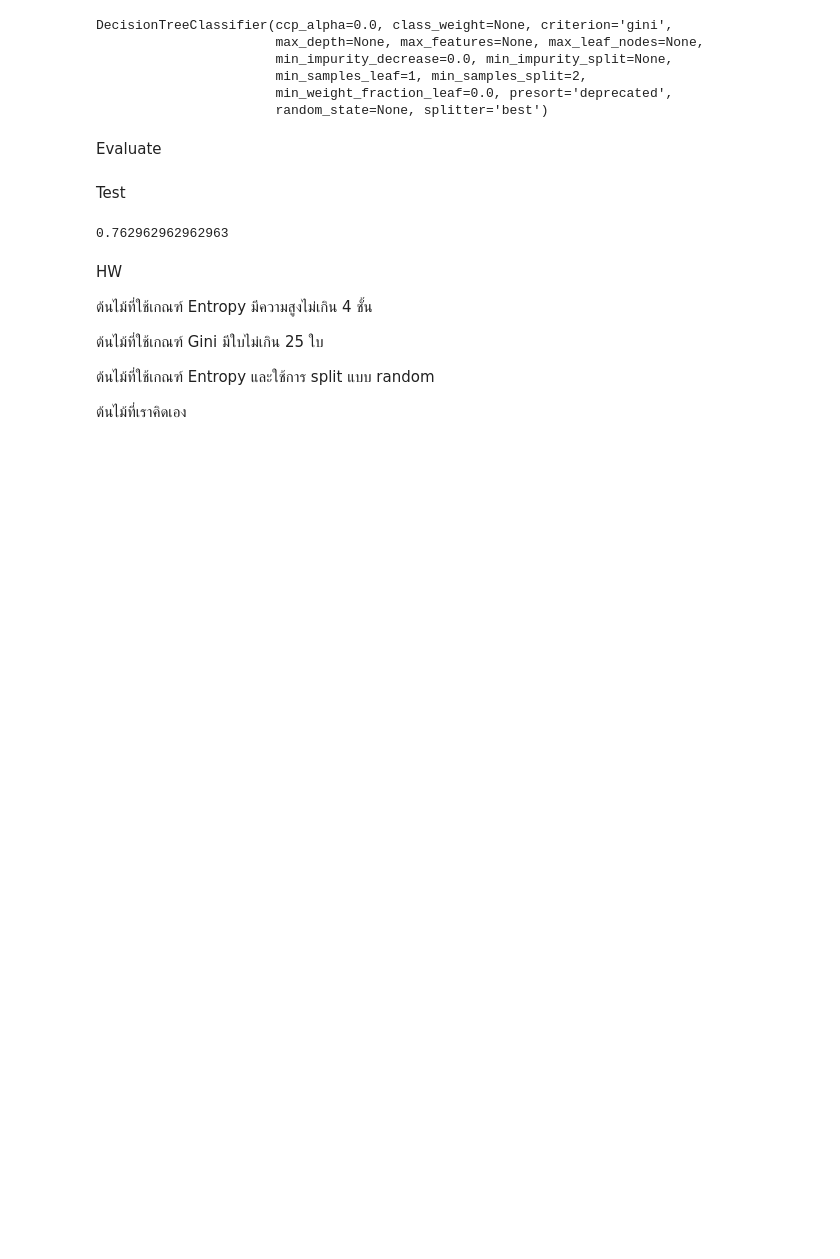
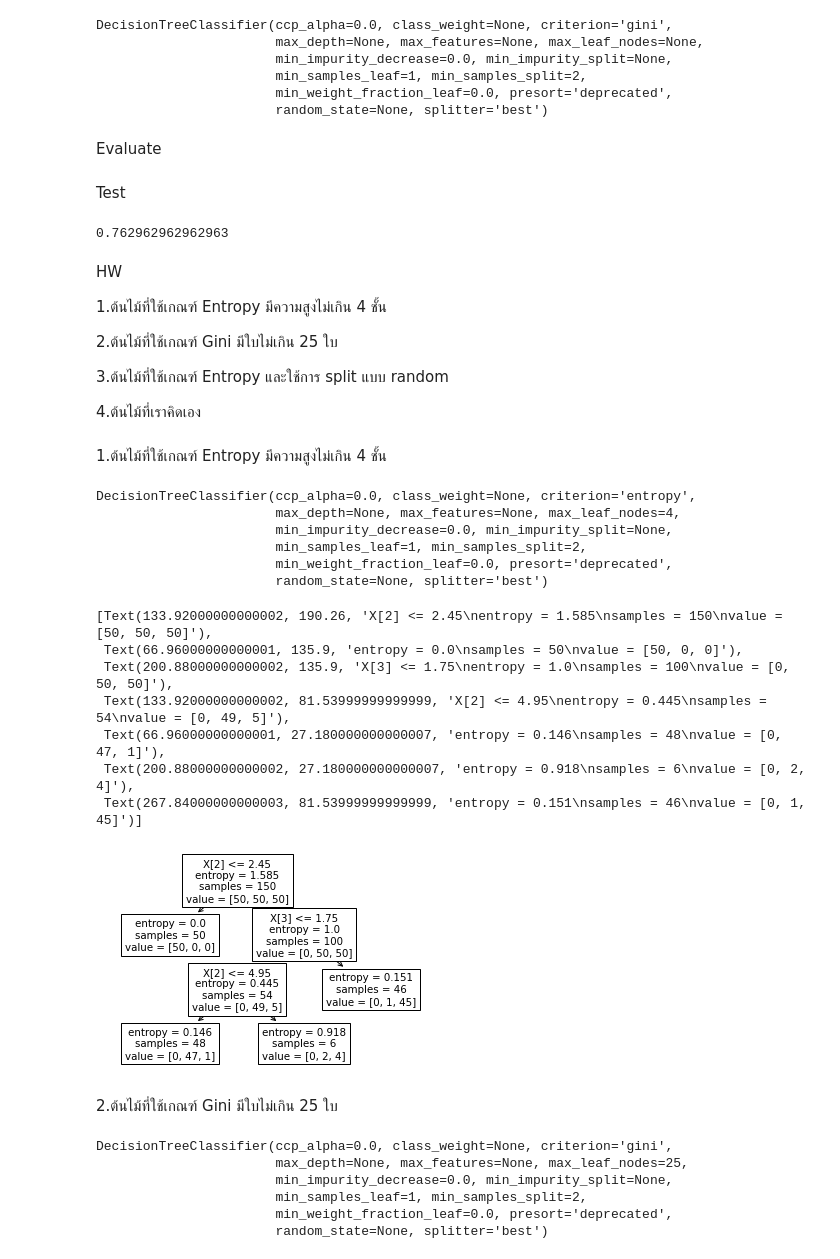
Before and after one commit to sskboonmee/DWDM21, a Jupyter notebook: Chapter7_Classification(Decision_Tree).ipynb, the cells around one changed output. Cells and saved outputs as stored; diff of their text form; code cells hidden in the pictures; blank space fills up the shorter version.

```diff
--- a/Chapter7_Classification(Decision_Tree).ipynb
+++ b/Chapter7_Classification(Decision_Tree).ipynb
@@ -207,10 +230,12 @@ accuracy_score(y_val, tree1_result )
 # %% [markdown]
 HW
 
-ต้นไม้ที่ใช้เกณฑ์ Entropy มีความสูงไม่เกิน 4 ชั้น
+1.ต้นไม้ที่ใช้เกณฑ์ Entropy มีความสูงไม่เกิน 4 ชั้น
 
-ต้นไม้ที่ใช้เกณฑ์ Gini มีใบไม่เกิน 25 ใบ
+2.ต้นไม้ที่ใช้เกณฑ์ Gini มีใบไม่เกิน 25 ใบ
 
-ต้นไม้ที่ใช้เกณฑ์ Entropy และใช้การ split แบบ random
+3.ต้นไม้ที่ใช้เกณฑ์ Entropy และใช้การ split แบบ random
 
-ต้นไม้ที่เราคิดเอง
+4.ต้นไม้ที่เราคิดเอง
+# %% [markdown]
+1.ต้นไม้ที่ใช้เกณฑ์ Entropy มีความสูงไม่เกิน 4 ชั้น
@@ -216,0 +244,24 @@ HW
+# %%
+tree1 = DecisionTreeClassifier(max_leaf_nodes=4,criterion='entropy')  #define
+# %%
+tree1.fit(X,Y)  #train
+# %% [output]
+DecisionTreeClassifier(ccp_alpha=0.0, class_weight=None, criterion='entropy',
+                       max_depth=None, max_features=None, max_leaf_nodes=4,
+                       min_impurity_decrease=0.0, min_impurity_split=None,
+                       min_samples_leaf=1, min_samples_split=2,
+                       min_weight_fraction_leaf=0.0, presort='deprecated',
+                       random_state=None, splitter='best')
+# %%
+plot_tree(tree1)
+# %% [output]
+[Text(133.92000000000002, 190.26, 'X[2] <= 2.45\nentropy = 1.585\nsamples = 150\nvalue = [50, 50, 50]'),
+ Text(66.96000000000001, 135.9, 'entropy = 0.0\nsamples = 50\nvalue = [50, 0, 0]'),
+ Text(200.88000000000002, 135.9, 'X[3] <= 1.75\nentropy = 1.0\nsamples = 100\nvalue = [0, 50, 50]'),
+ Text(133.92000000000002, 81.53999999999999, 'X[2] <= 4.95\nentropy = 0.445\nsamples = 54\nvalue = [0, 49, 5]'),
+ Text(66.96000000000001, 27.180000000000007, 'entropy = 0.146\nsamples = 48\nvalue = [0, 47, 1]'),
+ Text(200.88000000000002, 27.180000000000007, 'entropy = 0.918\nsamples = 6\nvalue = [0, 2, 4]'),
+ Text(267.84000000000003, 81.53999999999999, 'entropy = 0.151\nsamples = 46\nvalue = [0, 1, 45]')]
+[figure, added]
+# %% [markdown]
+2.ต้นไม้ที่ใช้เกณฑ์ Gini มีใบไม่เกิน 25 ใบ
@@ -216,0 +270,9 @@ HW
+# %%
+tree2.fit(X,Y)   #train
+# %% [output]
+DecisionTreeClassifier(ccp_alpha=0.0, class_weight=None, criterion='gini',
+                       max_depth=None, max_features=None, max_leaf_nodes=25,
+                       min_impurity_decrease=0.0, min_impurity_split=None,
+                       min_samples_leaf=1, min_samples_split=2,
+                       min_weight_fraction_leaf=0.0, presort='deprecated',
+                       random_state=None, splitter='best')
```
Also changed, not shown: parts of 16 cells of this notebook.
